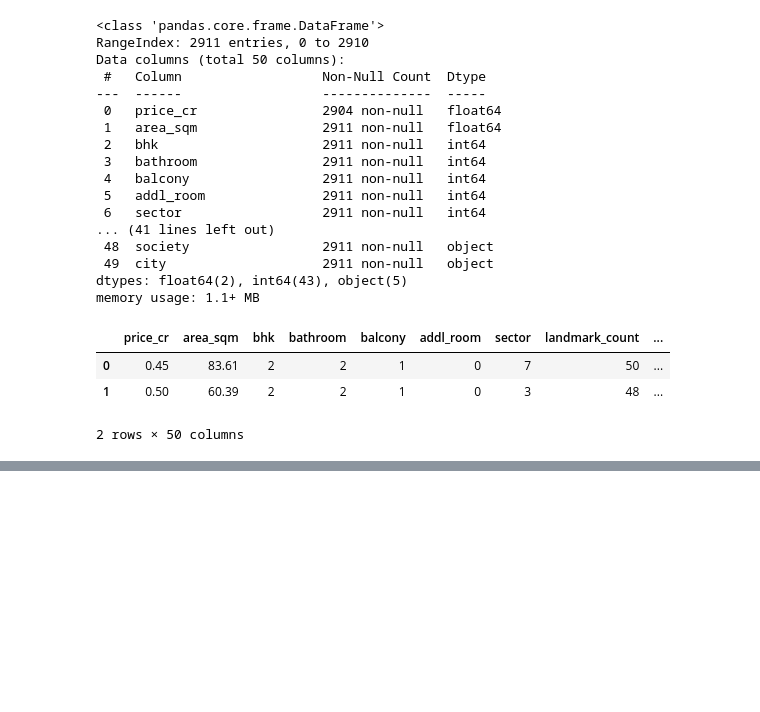
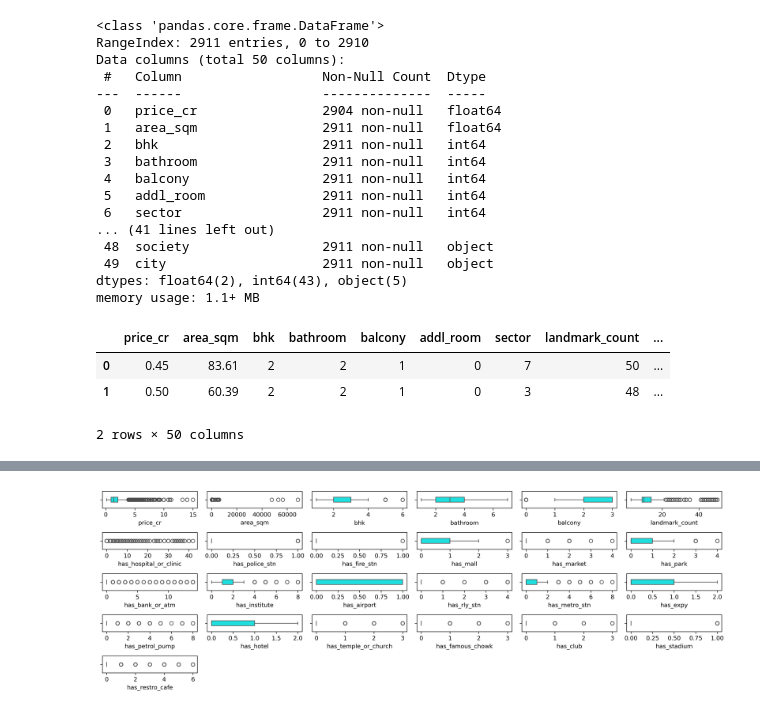
Before and after one commit to grv08singh/14_Proj_ML_99Acres, a Jupyter notebook: 06_EDA.ipynb, the cells around one changed output, grey strips where cells are left out. Cells and saved outputs as stored; diff of their text form; code cells hidden in the pictures; blank space fills up the shorter version.

```diff
--- a/06_EDA.ipynb
+++ b/06_EDA.ipynb
@@ -59,0 +175,5 @@ df.describe(include='all').T
+# %%
+df.drop(columns=['fan','light','wardrobe','ac','bed','chimney','curtains','dining table',
+                 'exhaust fan','geyser','modular kitchen','microwave','fridge','sofa',
+                 'stove','tv','washing machine','water purifier'],
+        inplace=True)
@@ -59,0 +191,17 @@ df.describe(include='all').T
+# %%
+fig = plt.figure(figsize=(15,5),dpi=300)
+i = 0
+for col in ['price_cr', 'area_sqm', 'bhk', 'bathroom', 'balcony',
+       'landmark_count', 'has_hospital_or_clinic', 'has_police_stn',
+       'has_fire_stn', 'has_mall', 'has_market', 'has_park', 'has_bank_or_atm',
+       'has_institute', 'has_airport', 'has_rly_stn', 'has_metro_stn',
+       'has_expy', 'has_petrol_pump', 'has_hotel', 'has_temple_or_church',
+       'has_famous_chowk', 'has_club', 'has_stadium', 'has_restro_cafe']:
+    if df[col].dtype in ('int64', 'float64'):
+        i += 1
+        plt.subplot(df.shape[1]//6, 6, i)
+        sns.boxplot(data=df, x=col, width=0.3, color='cyan')
+plt.tight_layout()
+plt.show()
+# %% [output]
+[figure, added]
```
Also changed, not shown: parts of 8 cells of this notebook, 2 other files.
